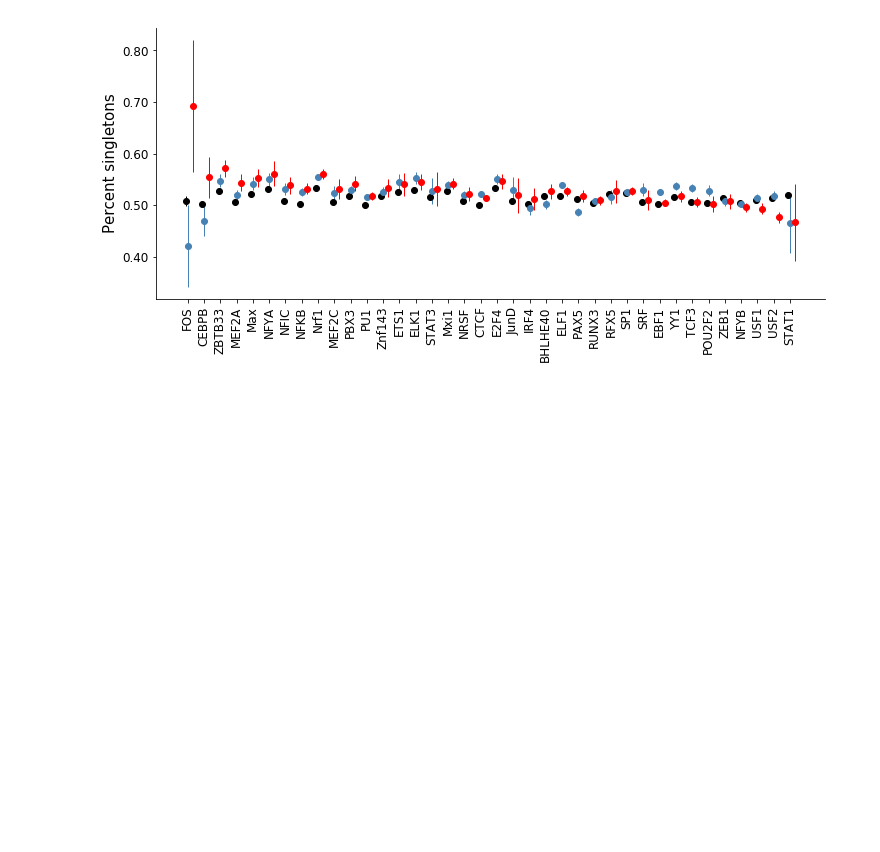
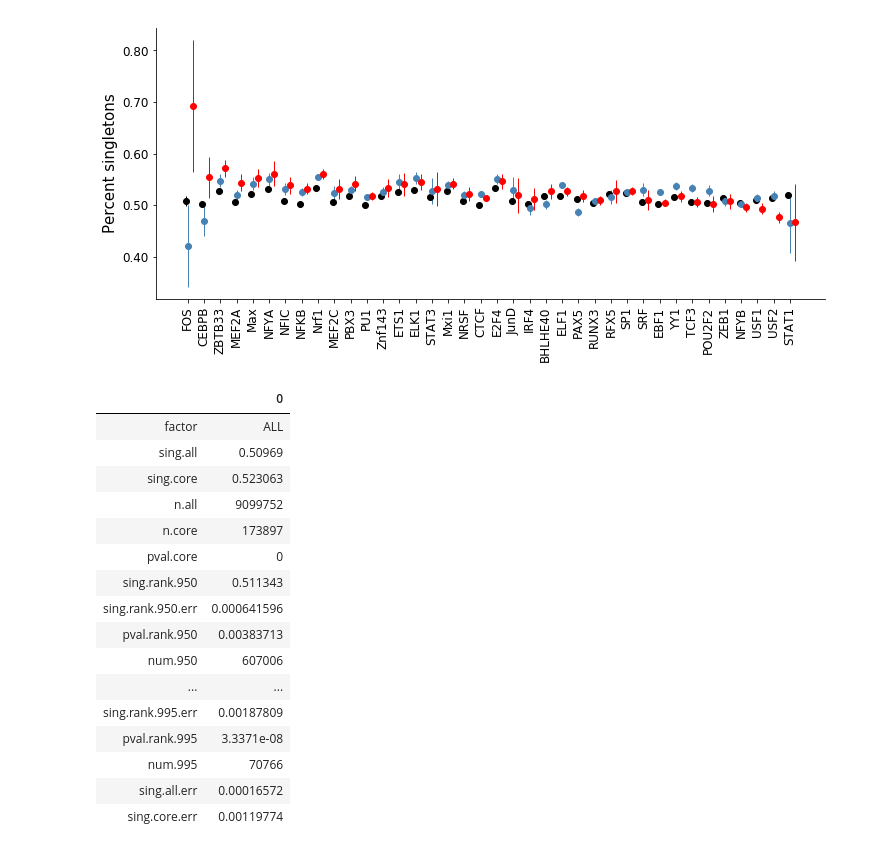
Before and after one commit to gymreklab/agent-bind-analyses, a Jupyter notebook: Figures-publish/AgentBind-ED-Figure5-Publish.ipynb, the cells around one changed output. Drawn from its saved outputs; the diff is of its cells as text; code cells hidden in the pictures; blank space fills up the shorter version.

```diff
--- a/Figures-publish/AgentBind-ED-Figure5-Publish.ipynb
+++ b/Figures-publish/AgentBind-ED-Figure5-Publish.ipynb
@@ -197,3 +201,64 @@ ax.set_ylabel("Percent singletons", size=15);
 fig.savefig(os.path.join(OUTDIR, "singleton_995_core.pdf"))
 # %% [output]
 [figure]
+# %%
+# calculate overall p-value
+fd = pd.concat(factordata.values())
+
+cols = ["factor","sing.all","sing.core","n.all","n.core","pval.core"]
+for i in range(len(rank_perc)):
+    cols.extend(["sing.rank.%s"%rank_perc[i], "sing.rank.%s.err"%rank_perc[i], "pval.rank.%s"%rank_perc[i],
+                 "num.%s"%rank_perc[i]])
+data = []
+
+
+p_all = np.mean(fd["sing"])
+p_core = np.mean(fd[fd["core"]>0]["sing"])
+n_all = fd.shape[0]
+n_core = fd[fd["core"]>0].shape[0]
+d = ["ALL", p_all, p_core, n_all, n_core]
+
+# Get pval for core
+n_not_core = n_all-n_core
+p_not_core = (p_all*n_all-p_core*n_core)/(n_not_core)
+se_core = np.sqrt(p_all*(1-p_all)*(1.0/n_core+1.0/n_not_core))
+pval_core = 1-scipy.stats.norm.cdf((p_core-p_not_core)/se_core)
+d.append(pval_core)
+
+for i in range(len(rank_perc)):
+    rk = (fd[fd["rank"]>=rank_perc[i]]["sing"])
+    p_rk = np.mean(rk)
+    err_rk = np.sqrt(p_rk*(1-p_rk)/len(rk))
+    n_rk = len(rk)
+    n_not_rk = n_all-n_rk
+    p_not_rk = (p_all*n_all-np.sum(rk))*1.0/n_not_rk
+    # Compute pvals
+    se_rk = np.sqrt(p_all*(1-p_all)*(1.0/n_rk+1.0/n_not_rk))
+    pval_rk = 1-scipy.stats.norm.cdf((p_rk-p_not_rk)/se_rk)
+    # Add data
+    d.extend([p_rk, err_rk, pval_rk, len(rk)])
+data.append(d)
+
+result_all = pd.DataFrame(data, columns=cols)
+result_all["sing.all.err"] = result_all.apply(lambda x: np.sqrt(x["sing.all"]*(1-x["sing.all"])/x["n.all"]), 1)
+result_all["sing.core.err"] = result_all.apply(lambda x: np.sqrt(x["sing.core"]*(1-x["sing.core"])/x["n.core"]), 1)
+# %%
+result_all.transpose()
+# %% [output]
+|  | 0 |
+| factor | ALL |
+| sing.all | 0.50969 |
+| sing.core | 0.523063 |
+| n.all | 9099752 |
+| n.core | 173897 |
+| pval.core | 0 |
+| sing.rank.950 | 0.511343 |
+| sing.rank.950.err | 0.000641596 |
+| pval.rank.950 | 0.00383713 |
+| num.950 | 607006 |
+| ... | ... |
+| sing.rank.995.err | 0.00187809 |
+| pval.rank.995 | 3.3371e-08 |
+| num.995 | 70766 |
+| sing.all.err | 0.00016572 |
+| sing.core.err | 0.00119774 |
```
Also changed, not shown: parts of 2 cells of this notebook.
